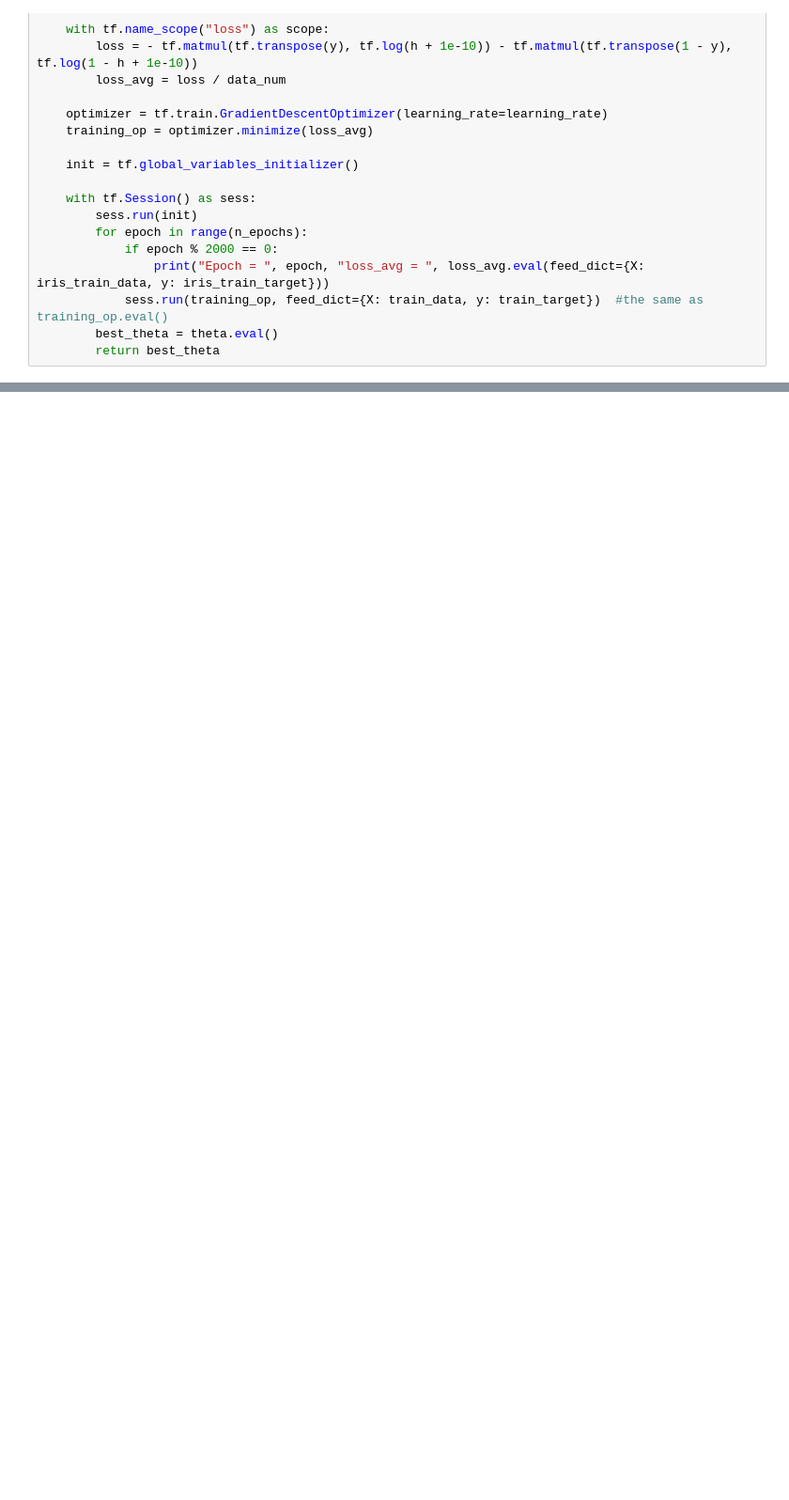
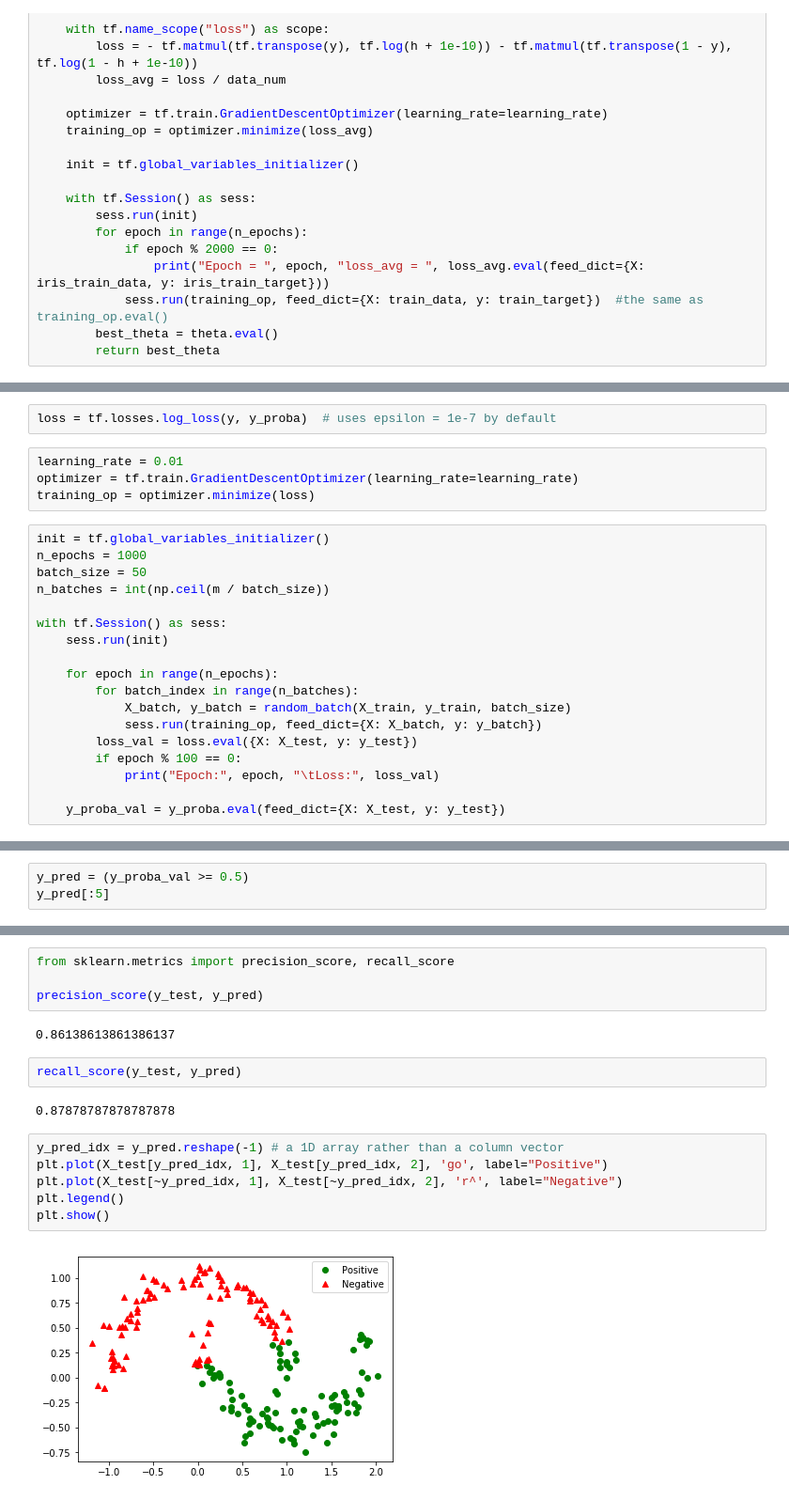
Before and after one commit to boyuanf/HandsOnML, a Jupyter notebook: Chapter_9_Up_and_Running_with_TensorFlow.ipynb, the cells around one changed output, grey strips where cells are left out. Shown: that part at 94% size. Cells and saved outputs as stored; diff of their text form; blank space fills up the shorter version.

```diff
--- a/Chapter_9_Up_and_Running_with_TensorFlow.ipynb
+++ b/Chapter_9_Up_and_Running_with_TensorFlow.ipynb
@@ -720,0 +864,24 @@ precision_score(iris_test_target, test_predict)
+# %%
+loss = tf.losses.log_loss(y, y_proba)  # uses epsilon = 1e-7 by default
+# %%
+learning_rate = 0.01
+optimizer = tf.train.GradientDescentOptimizer(learning_rate=learning_rate)
+training_op = optimizer.minimize(loss)
+# %%
+init = tf.global_variables_initializer()
+n_epochs = 1000
+batch_size = 50
+n_batches = int(np.ceil(m / batch_size))
+
+with tf.Session() as sess:
+    sess.run(init)
+
+    for epoch in range(n_epochs):
+        for batch_index in range(n_batches):
+            X_batch, y_batch = random_batch(X_train, y_train, batch_size)
+            sess.run(training_op, feed_dict={X: X_batch, y: y_batch})
+        loss_val = loss.eval({X: X_test, y: y_test})
+        if epoch % 100 == 0:
+            print("Epoch:", epoch, "\tLoss:", loss_val)
+
+    y_proba_val = y_proba.eval(feed_dict={X: X_test, y: y_test})
@@ -720,0 +907,3 @@ precision_score(iris_test_target, test_predict)
+# %%
+y_pred = (y_proba_val >= 0.5)
+y_pred[:5]
@@ -720,0 +916,18 @@ precision_score(iris_test_target, test_predict)
+# %%
+from sklearn.metrics import precision_score, recall_score
+
+precision_score(y_test, y_pred)
+# %% [output]
+0.86138613861386137
+# %%
+recall_score(y_test, y_pred)
+# %% [output]
+0.87878787878787878
+# %%
+y_pred_idx = y_pred.reshape(-1) # a 1D array rather than a column vector
+plt.plot(X_test[y_pred_idx, 1], X_test[y_pred_idx, 2], 'go', label="Positive")
+plt.plot(X_test[~y_pred_idx, 1], X_test[~y_pred_idx, 2], 'r^', label="Negative")
+plt.legend()
+plt.show()
+# %% [output]
+[figure, added]
```
Also changed, not shown: parts of 53 cells of this notebook.
